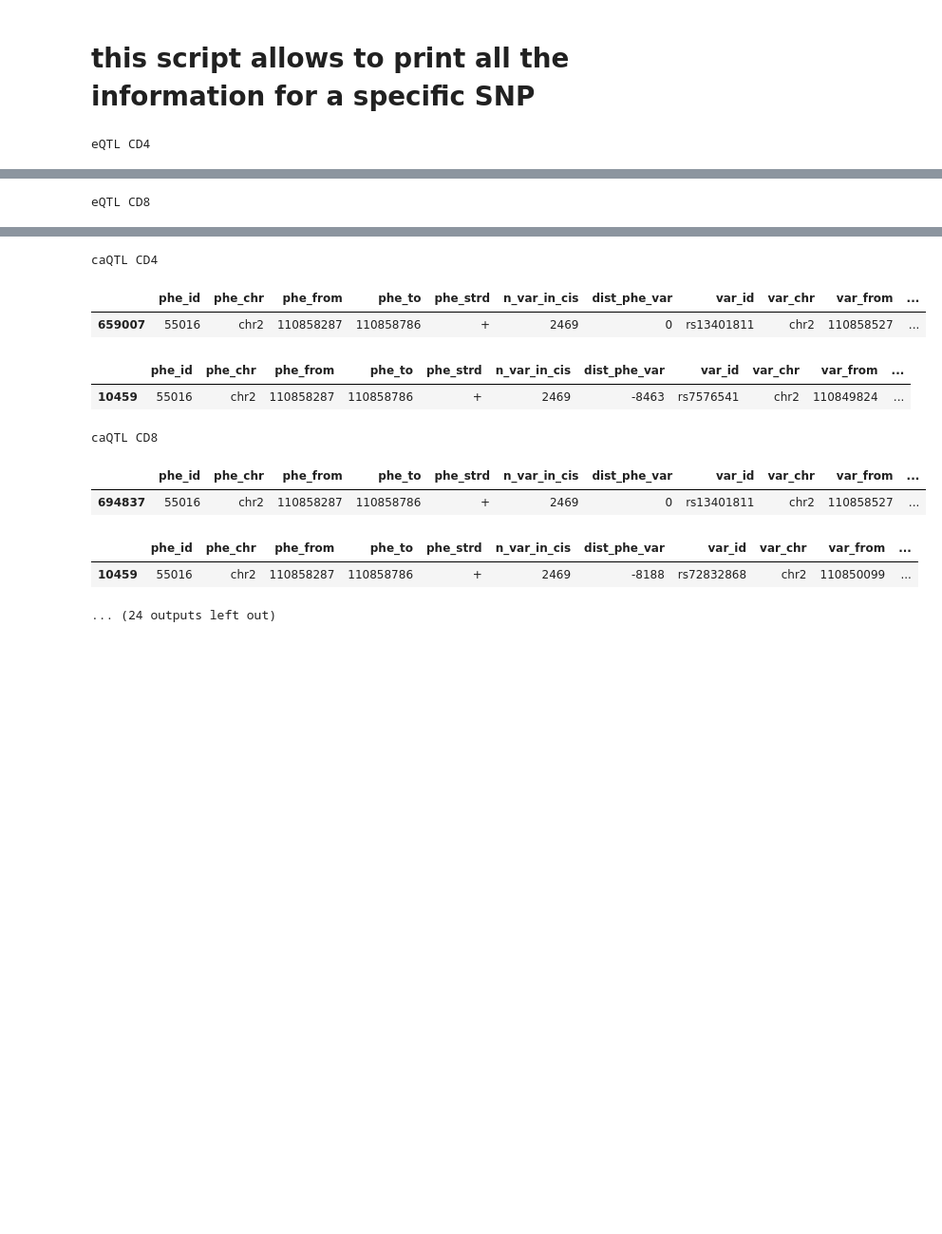
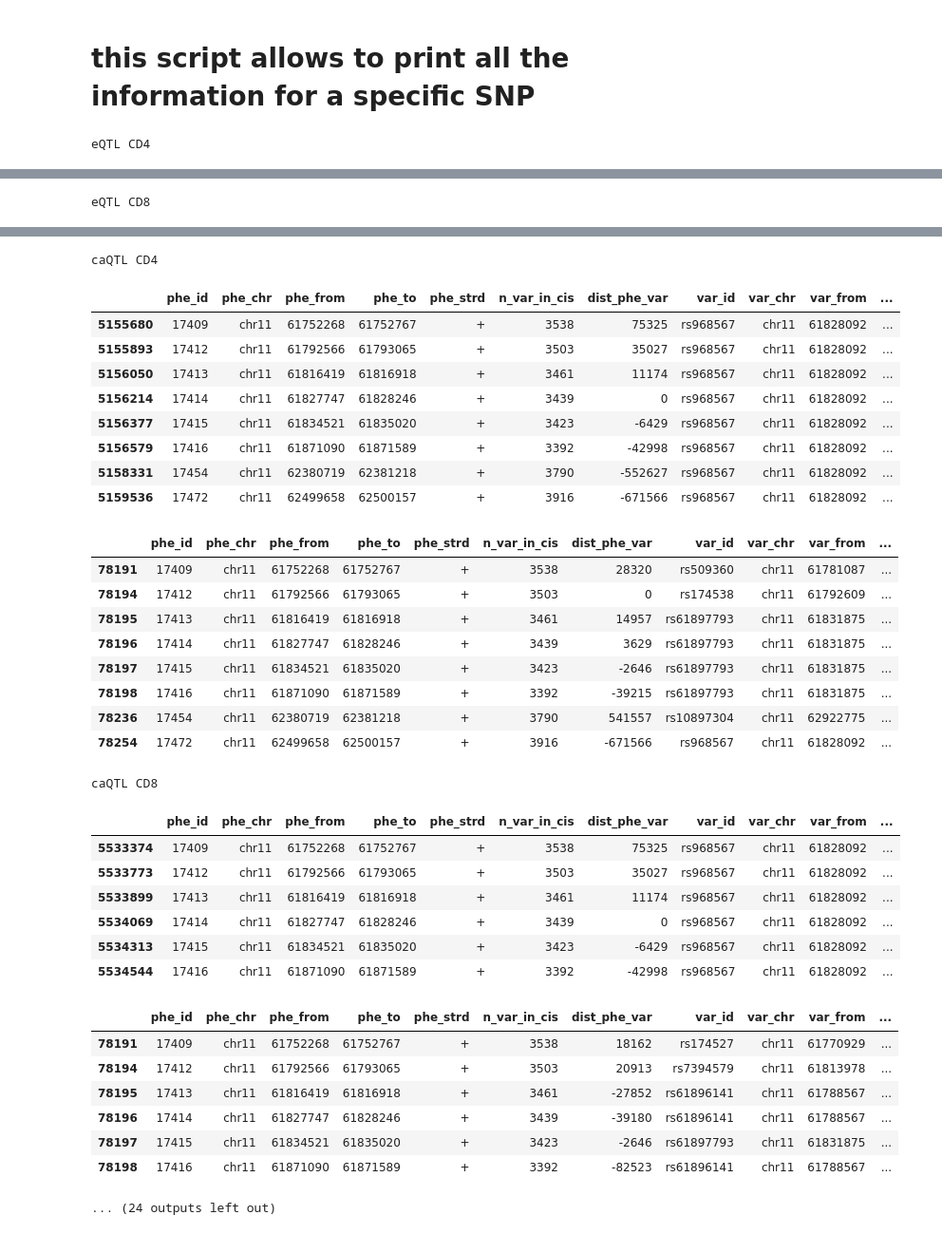
Before and after one commit to ChenfuShi/PsA_cleaned_analysis, a Jupyter notebook: integration_analysis/everything_printer.ipynb, the cells around one changed output, grey strips where cells are left out. Shown: that part at 95% size. Cells and saved outputs as stored; diff of their text form; code cells hidden in the pictures; blank space fills up the shorter version.

```diff
--- a/integration_analysis/everything_printer.ipynb
+++ b/integration_analysis/everything_printer.ipynb
@@ -117,7 +117,7 @@ def get_all_tables(vars):
     print("loops with allelic imbalance CD8")
     display(loop_allelic_imbalance_CD8[loop_allelic_imbalance_CD8["rsID"].isin(vars)])
 # %%
-get_all_tables("rs13401811")
+get_all_tables("rs968567")
 # %% [output]
 eQTL CD4
 |  | phe_id | phe_chr | phe_from | phe_to | phe_strd | n_var_in_cis | dist_phe_var | var_id | var_chr | var_from | ... |
@@ -128,11 +140,35 @@ eQTL CD8
 caQTL CD4
 |  | phe_id | phe_chr | phe_from | phe_to | phe_strd | n_var_in_cis | dist_phe_var | var_id | var_chr | var_from | ... |
-| 659007 | 55016 | chr2 | 110858287 | 110858786 | + | 2469 | 0 | rs13401811 | chr2 | 110858527 | ... |
+| 5155680 | 17409 | chr11 | 61752268 | 61752767 | + | 3538 | 75325 | rs968567 | chr11 | 61828092 | ... |
+| 5155893 | 17412 | chr11 | 61792566 | 61793065 | + | 3503 | 35027 | rs968567 | chr11 | 61828092 | ... |
+| 5156050 | 17413 | chr11 | 61816419 | 61816918 | + | 3461 | 11174 | rs968567 | chr11 | 61828092 | ... |
+| 5156214 | 17414 | chr11 | 61827747 | 61828246 | + | 3439 | 0 | rs968567 | chr11 | 61828092 | ... |
+| 5156377 | 17415 | chr11 | 61834521 | 61835020 | + | 3423 | -6429 | rs968567 | chr11 | 61828092 | ... |
+| 5156579 | 17416 | chr11 | 61871090 | 61871589 | + | 3392 | -42998 | rs968567 | chr11 | 61828092 | ... |
+| 5158331 | 17454 | chr11 | 62380719 | 62381218 | + | 3790 | -552627 | rs968567 | chr11 | 61828092 | ... |
+| 5159536 | 17472 | chr11 | 62499658 | 62500157 | + | 3916 | -671566 | rs968567 | chr11 | 61828092 | ... |
 |  | phe_id | phe_chr | phe_from | phe_to | phe_strd | n_var_in_cis | dist_phe_var | var_id | var_chr | var_from | ... |
-| 10459 | 55016 | chr2 | 110858287 | 110858786 | + | 2469 | -8463 | rs7576541 | chr2 | 110849824 | ... |
+| 78191 | 17409 | chr11 | 61752268 | 61752767 | + | 3538 | 28320 | rs509360 | chr11 | 61781087 | ... |
+| 78194 | 17412 | chr11 | 61792566 | 61793065 | + | 3503 | 0 | rs174538 | chr11 | 61792609 | ... |
+| 78195 | 17413 | chr11 | 61816419 | 61816918 | + | 3461 | 14957 | rs61897793 | chr11 | 61831875 | ... |
+| 78196 | 17414 | chr11 | 61827747 | 61828246 | + | 3439 | 3629 | rs61897793 | chr11 | 61831875 | ... |
+| 78197 | 17415 | chr11 | 61834521 | 61835020 | + | 3423 | -2646 | rs61897793 | chr11 | 61831875 | ... |
+| 78198 | 17416 | chr11 | 61871090 | 61871589 | + | 3392 | -39215 | rs61897793 | chr11 | 61831875 | ... |
+| 78236 | 17454 | chr11 | 62380719 | 62381218 | + | 3790 | 541557 | rs10897304 | chr11 | 62922775 | ... |
+| 78254 | 17472 | chr11 | 62499658 | 62500157 | + | 3916 | -671566 | rs968567 | chr11 | 61828092 | ... |
 caQTL CD8
 |  | phe_id | phe_chr | phe_from | phe_to | phe_strd | n_var_in_cis | dist_phe_var | var_id | var_chr | var_from | ... |
-| 694837 | 55016 | chr2 | 110858287 | 110858786 | + | 2469 | 0 | rs13401811 | chr2 | 110858527 | ... |
+| 5533374 | 17409 | chr11 | 61752268 | 61752767 | + | 3538 | 75325 | rs968567 | chr11 | 61828092 | ... |
+| 5533773 | 17412 | chr11 | 61792566 | 61793065 | + | 3503 | 35027 | rs968567 | chr11 | 61828092 | ... |
+| 5533899 | 17413 | chr11 | 61816419 | 61816918 | + | 3461 | 11174 | rs968567 | chr11 | 61828092 | ... |
+| 5534069 | 17414 | chr11 | 61827747 | 61828246 | + | 3439 | 0 | rs968567 | chr11 | 61828092 | ... |
+| 5534313 | 17415 | chr11 | 61834521 | 61835020 | + | 3423 | -6429 | rs968567 | chr11 | 61828092 | ... |
+| 5534544 | 17416 | chr11 | 61871090 | 61871589 | + | 3392 | -42998 | rs968567 | chr11 | 61828092 | ... |
 |  | phe_id | phe_chr | phe_from | phe_to | phe_strd | n_var_in_cis | dist_phe_var | var_id | var_chr | var_from | ... |
-| 10459 | 55016 | chr2 | 110858287 | 110858786 | + | 2469 | -8188 | rs72832868 | chr2 | 110850099 | ... |
+| 78191 | 17409 | chr11 | 61752268 | 61752767 | + | 3538 | 18162 | rs174527 | chr11 | 61770929 | ... |
+| 78194 | 17412 | chr11 | 61792566 | 61793065 | + | 3503 | 20913 | rs7394579 | chr11 | 61813978 | ... |
+| 78195 | 17413 | chr11 | 61816419 | 61816918 | + | 3461 | -27852 | rs61896141 | chr11 | 61788567 | ... |
+| 78196 | 17414 | chr11 | 61827747 | 61828246 | + | 3439 | -39180 | rs61896141 | chr11 | 61788567 | ... |
+| 78197 | 17415 | chr11 | 61834521 | 61835020 | + | 3423 | -2646 | rs61897793 | chr11 | 61831875 | ... |
+| 78198 | 17416 | chr11 | 61871090 | 61871589 | + | 3392 | -82523 | rs61896141 | chr11 | 61788567 | ... |
 ... (24 outputs left out)
```
Also changed, not shown: parts of 1 cell of this notebook, 2 other files.
